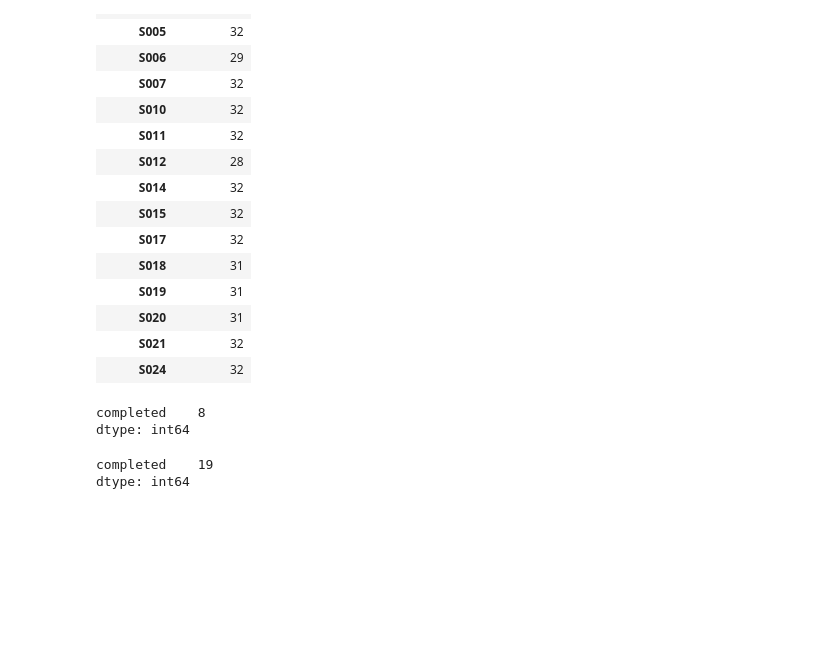
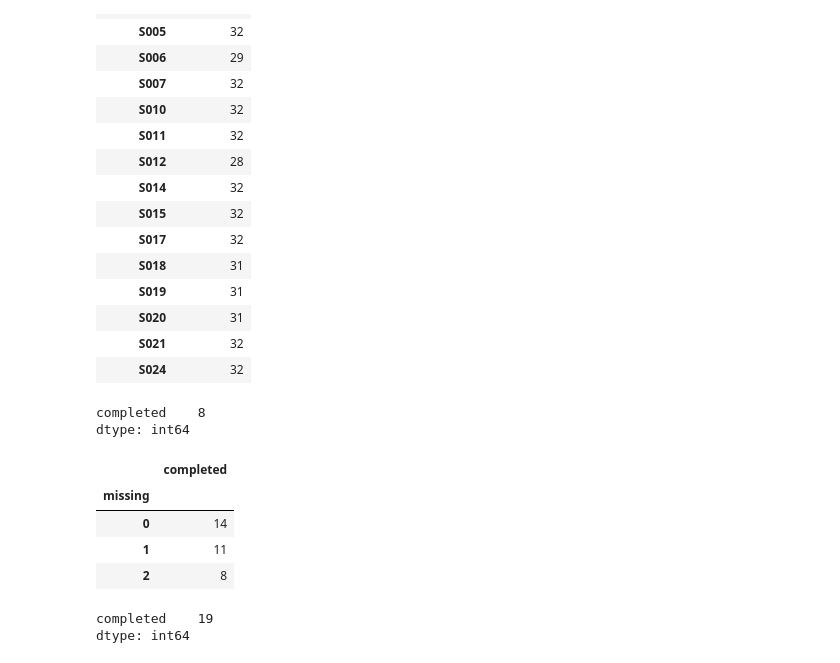
Before and after one commit to mailysg8/ai-student-progress-tracker, a Jupyter notebook: notebooks/initial_eda.ipynb, the cells around one changed output. Drawn from its saved outputs; the diff is of its cells as text; code cells hidden in the pictures; blank space fills up the shorter version.

```diff
--- a/notebooks/initial_eda.ipynb
+++ b/notebooks/initial_eda.ipynb
@@ -110,8 +104,20 @@ student_completed_hwk[student_completed_hwk['completed']==33].count()
 completed    8
 dtype: int64
 # %%
+nb_students = 25
 # Completed assignements per assignement
 completed_hwk = student_observations.groupby(['student_id','assignment_id']).agg(completed=('assignment_id','count')).reset_index().groupby(['assignment_id']).agg(completed=('student_id','count'))
+completed_hwk['missing']=nb_students-completed_hwk['completed']
+# %%
+completed_hwk = completed_hwk.groupby('missing').agg('count')
+# %%
+completed_hwk
+# %% [output]
+|  | completed |
+| missing |  |
+| 0 | 14 |
+| 1 | 11 |
+| 2 | 8 |
 # %%
 completed_hwk[completed_hwk['completed']!=25].count()
 # %% [output]
```
Also changed, not shown: parts of 15 cells of this notebook, 9 other files.
